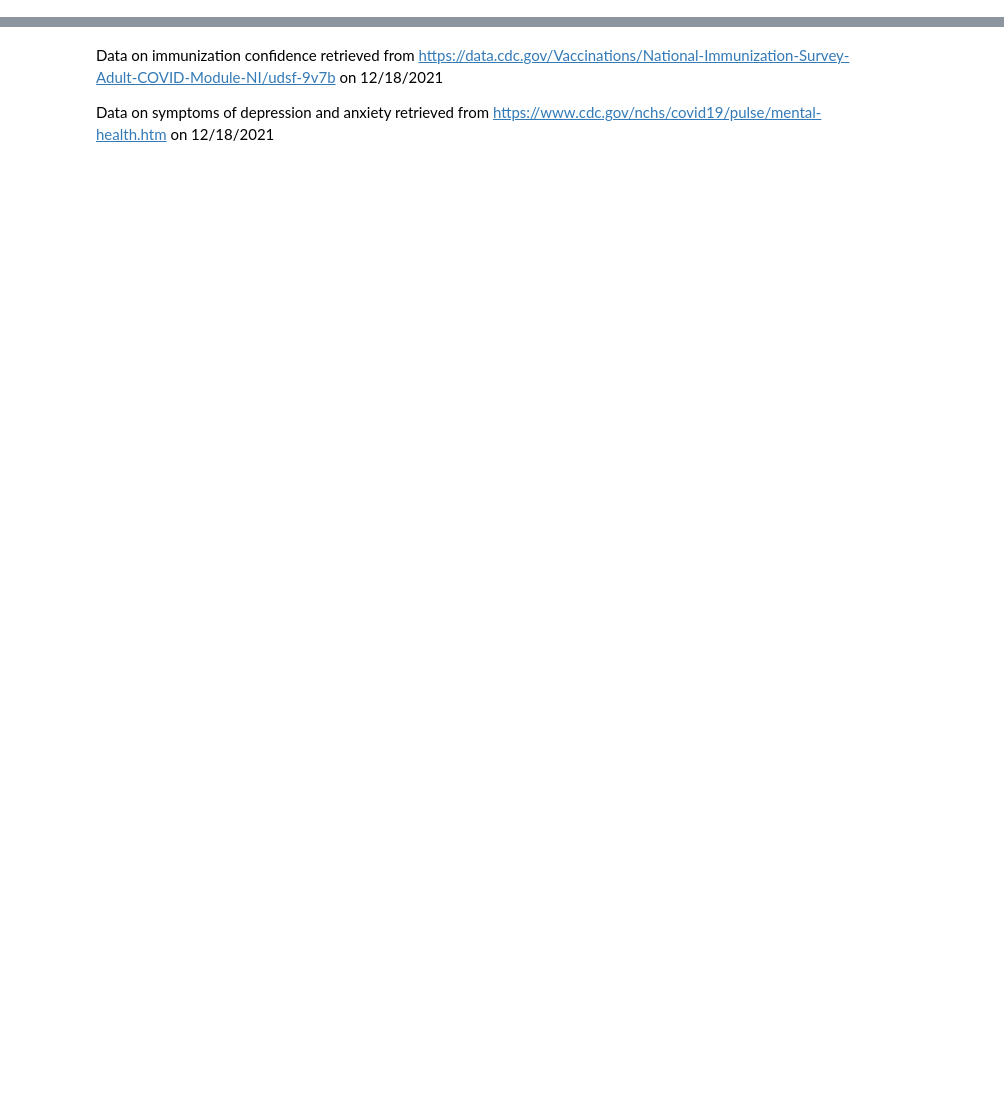
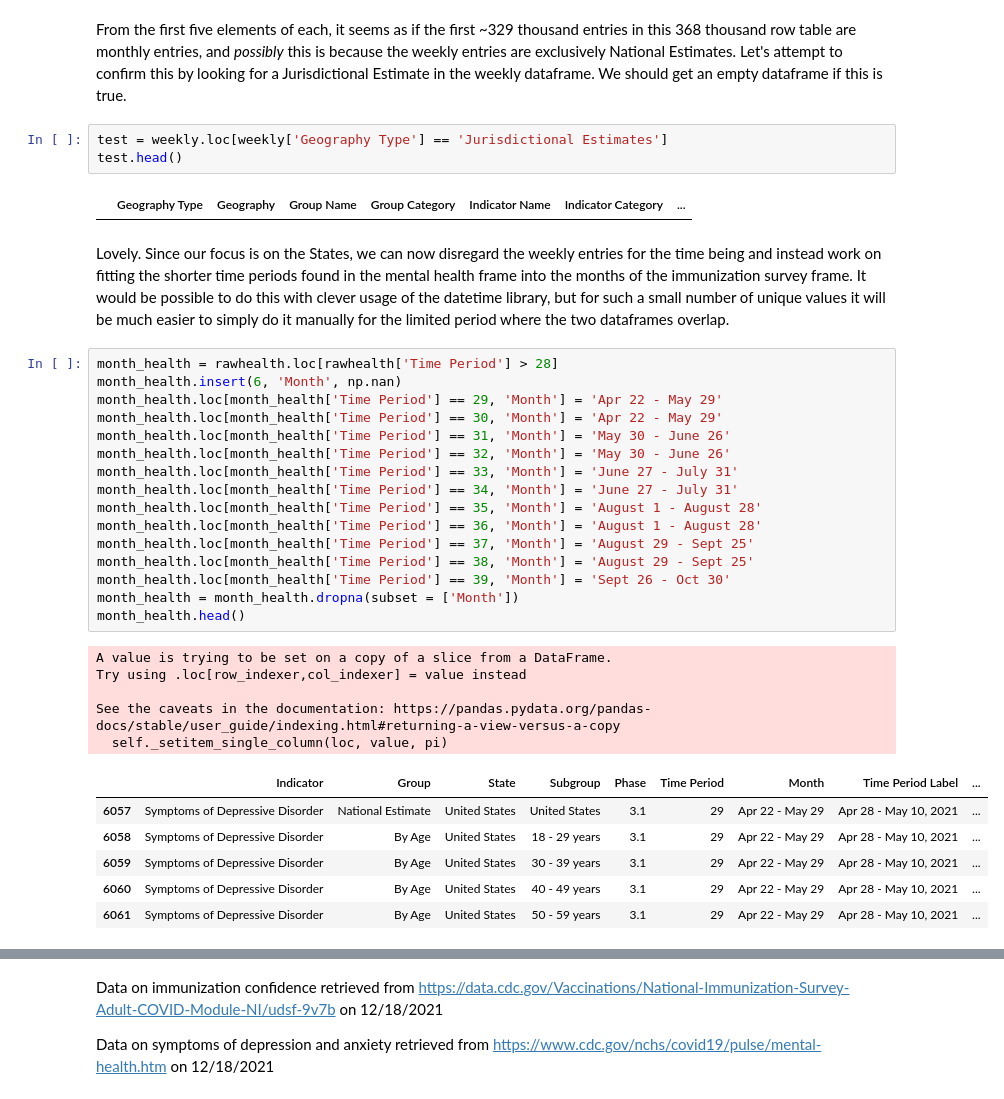
Before and after one commit to adamgrigg/tutorial, a Jupyter notebook: mental-health.ipynb, the cells around one changed output, grey strips where cells are left out. Cells and saved outputs as stored; diff of their text form; blank space fills up the shorter version.

```diff
--- a/mental-health.ipynb
+++ b/mental-health.ipynb
@@ -12,0 +88,40 @@ import numpy as np
+# %% [markdown]
+From the first five elements of each, it seems as if the first ~329 thousand entries in this 368 thousand row table are monthly entries, and *possibly* this is because the weekly entries are exclusively National Estimates.
+Let's attempt to confirm this by looking for a Jurisdictional Estimate in the weekly dataframe.
+We should get an empty dataframe if this is true.
+# %%
+test = weekly.loc[weekly['Geography Type'] == 'Jurisdictional Estimates']
+test.head()
+# %% [output]
+|  | Geography Type | Geography | Group Name | Group Category | Indicator Name | Indicator Category | ... |
+# %% [markdown]
+Lovely. Since our focus is on the States, we can now disregard the weekly entries for the time being and instead work on fitting the shorter time periods found in the mental health frame into the months of the immunization survey frame.
+It would be possible to do this with clever usage of the datetime library, but for such a small number of unique values it will be much easier to simply do it manually for the limited period where the two dataframes overlap.
+# %%
+month_health = rawhealth.loc[rawhealth['Time Period'] > 28]
+month_health.insert(6, 'Month', np.nan)
+month_health.loc[month_health['Time Period'] == 29, 'Month'] = 'Apr 22 - May 29'
+month_health.loc[month_health['Time Period'] == 30, 'Month'] = 'Apr 22 - May 29'
+month_health.loc[month_health['Time Period'] == 31, 'Month'] = 'May 30 - June 26'
+month_health.loc[month_health['Time Period'] == 32, 'Month'] = 'May 30 - June 26'
+month_health.loc[month_health['Time Period'] == 33, 'Month'] = 'June 27 - July 31'
+month_health.loc[month_health['Time Period'] == 34, 'Month'] = 'June 27 - July 31'
+month_health.loc[month_health['Time Period'] == 35, 'Month'] = 'August 1 - August 28'
+month_health.loc[month_health['Time Period'] == 36, 'Month'] = 'August 1 - August 28'
+month_health.loc[month_health['Time Period'] == 37, 'Month'] = 'August 29 - Sept 25'
+month_health.loc[month_health['Time Period'] == 38, 'Month'] = 'August 29 - Sept 25'
+month_health.loc[month_health['Time Period'] == 39, 'Month'] = 'Sept 26 - Oct 30'
+month_health = month_health.dropna(subset = ['Month'])
+month_health.head()
+# %% [output]
+A value is trying to be set on a copy of a slice from a DataFrame.
+Try using .loc[row_indexer,col_indexer] = value instead
+
+See the caveats in the documentation: https://pandas.pydata.org/pandas-docs/stable/user_guide/indexing.html#returning-a-view-versus-a-copy
+  self._setitem_single_column(loc, value, pi)
+|  | Indicator | Group | State | Subgroup | Phase | Time Period | Month | Time Period Label | ... |
+| 6057 | Symptoms of Depressive Disorder | National Estimate | United States | United States | 3.1 | 29 | Apr 22 - May 29 | Apr 28 - May 10, 2021 | ... |
+| 6058 | Symptoms of Depressive Disorder | By Age | United States | 18 - 29 years | 3.1 | 29 | Apr 22 - May 29 | Apr 28 - May 10, 2021 | ... |
+| 6059 | Symptoms of Depressive Disorder | By Age | United States | 30 - 39 years | 3.1 | 29 | Apr 22 - May 29 | Apr 28 - May 10, 2021 | ... |
+| 6060 | Symptoms of Depressive Disorder | By Age | United States | 40 - 49 years | 3.1 | 29 | Apr 22 - May 29 | Apr 28 - May 10, 2021 | ... |
+| 6061 | Symptoms of Depressive Disorder | By Age | United States | 50 - 59 years | 3.1 | 29 | Apr 22 - May 29 | Apr 28 - May 10, 2021 | ... |
```
Also changed, not shown: parts of 15 cells of this notebook, 1 other file.
